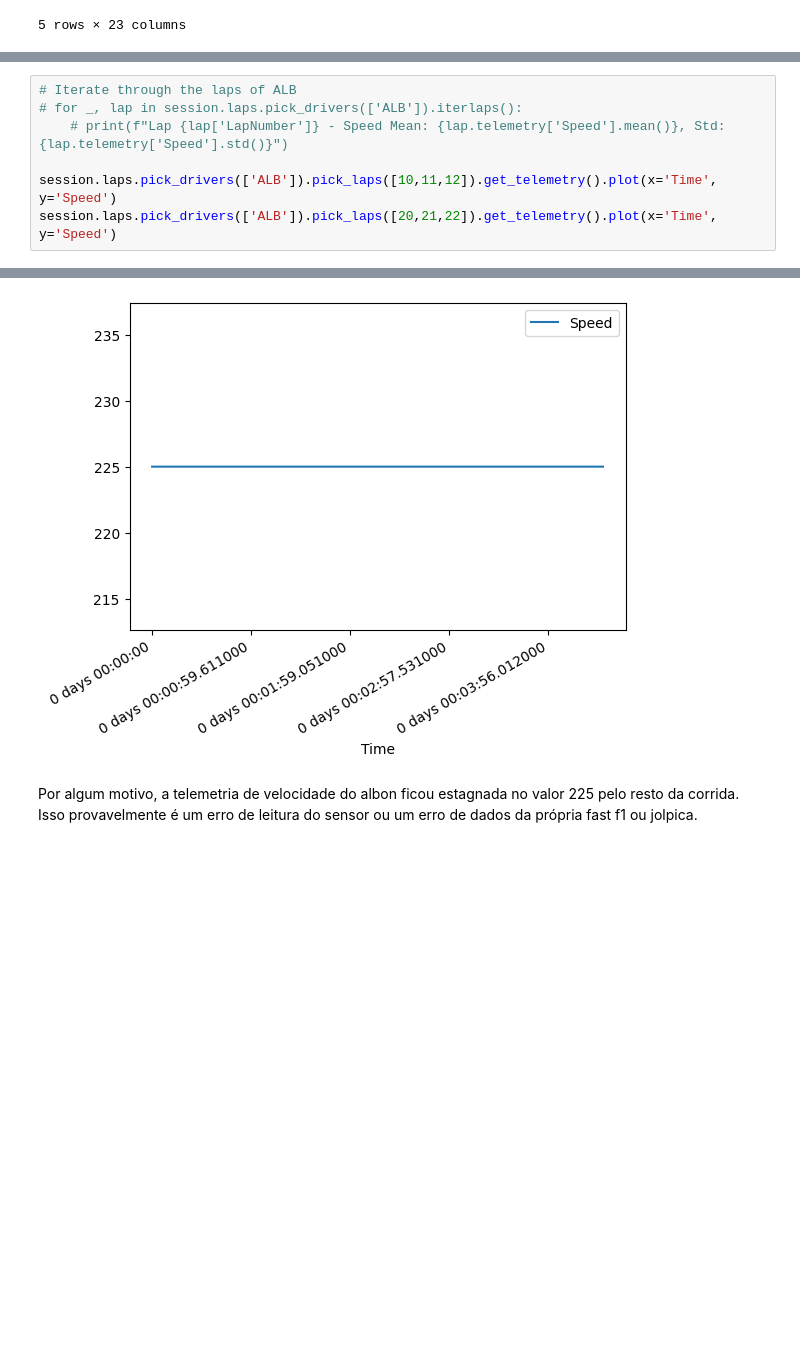
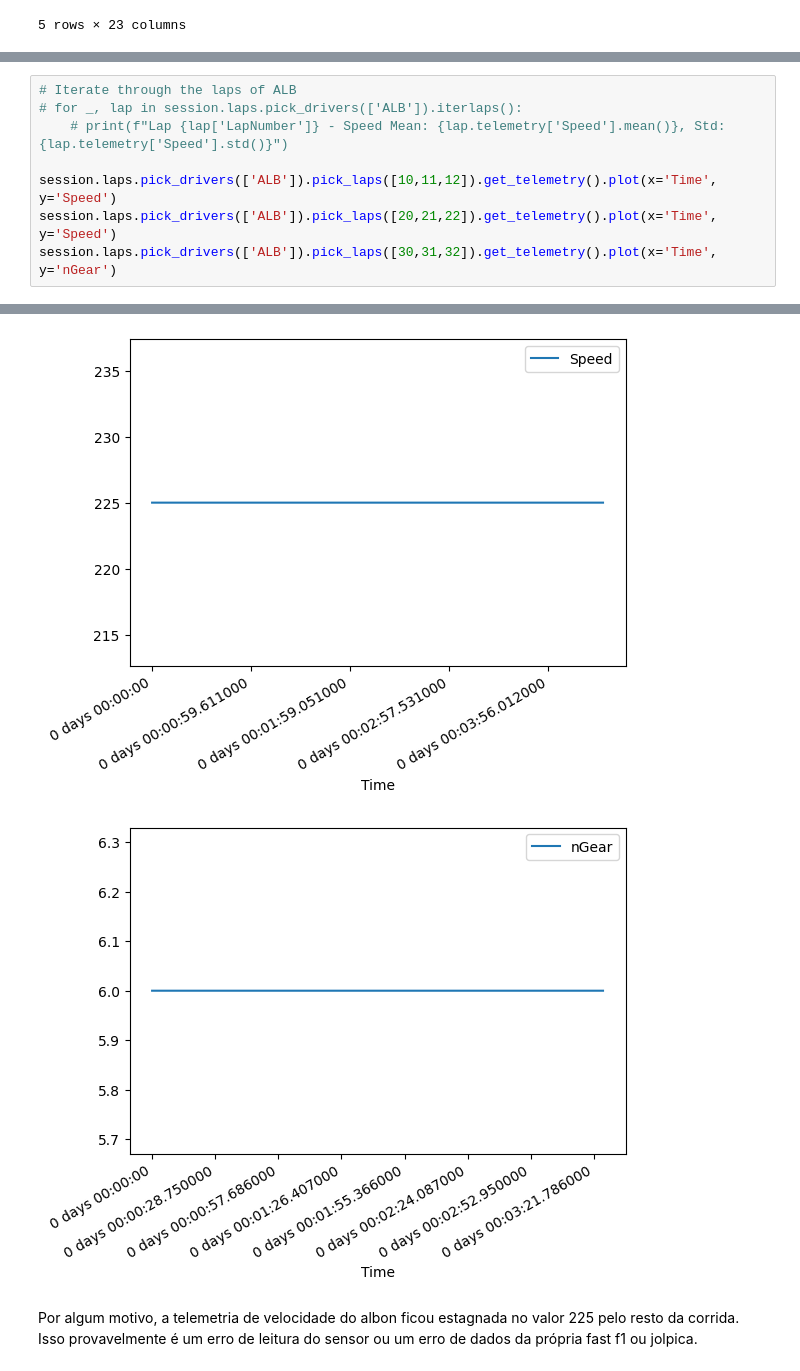
Before and after one commit to Rafa-Russo/race-engineer, a Jupyter notebook: experiments/dataset.ipynb, the cells around one changed output, grey strips where cells are left out. Drawn from its saved outputs; the diff is of its cells as text; blank space fills up the shorter version.

```diff
--- a/experiments/dataset.ipynb
+++ b/experiments/dataset.ipynb
@@ -679,14 +412,16 @@ core           INFO     Finished loading data for 20 drivers: ['77', '16', '4',
 # %%
 # Iterate through the laps of ALB
 # for _, lap in session.laps.pick_drivers(['ALB']).iterlaps():
     # print(f"Lap {lap['LapNumber']} - Speed Mean: {lap.telemetry['Speed'].mean()}, Std: {lap.telemetry['Speed'].std()}")
 
 session.laps.pick_drivers(['ALB']).pick_laps([10,11,12]).get_telemetry().plot(x='Time', y='Speed')
 session.laps.pick_drivers(['ALB']).pick_laps([20,21,22]).get_telemetry().plot(x='Time', y='Speed')
+session.laps.pick_drivers(['ALB']).pick_laps([30,31,32]).get_telemetry().plot(x='Time', y='nGear')
 # %% [output]
 <Axes: xlabel='Time'>
 [figure]
 [figure]
+[figure, added]
 # %% [markdown]
 Por algum motivo, a telemetria de velocidade do albon ficou estagnada no valor 225 pelo resto da corrida. Isso provavelmente é um erro de leitura do sensor ou um erro de dados da própria fast f1 ou jolpica.
 # %%
```
Also changed, not shown: parts of 14 cells of this notebook, 3 other files.
